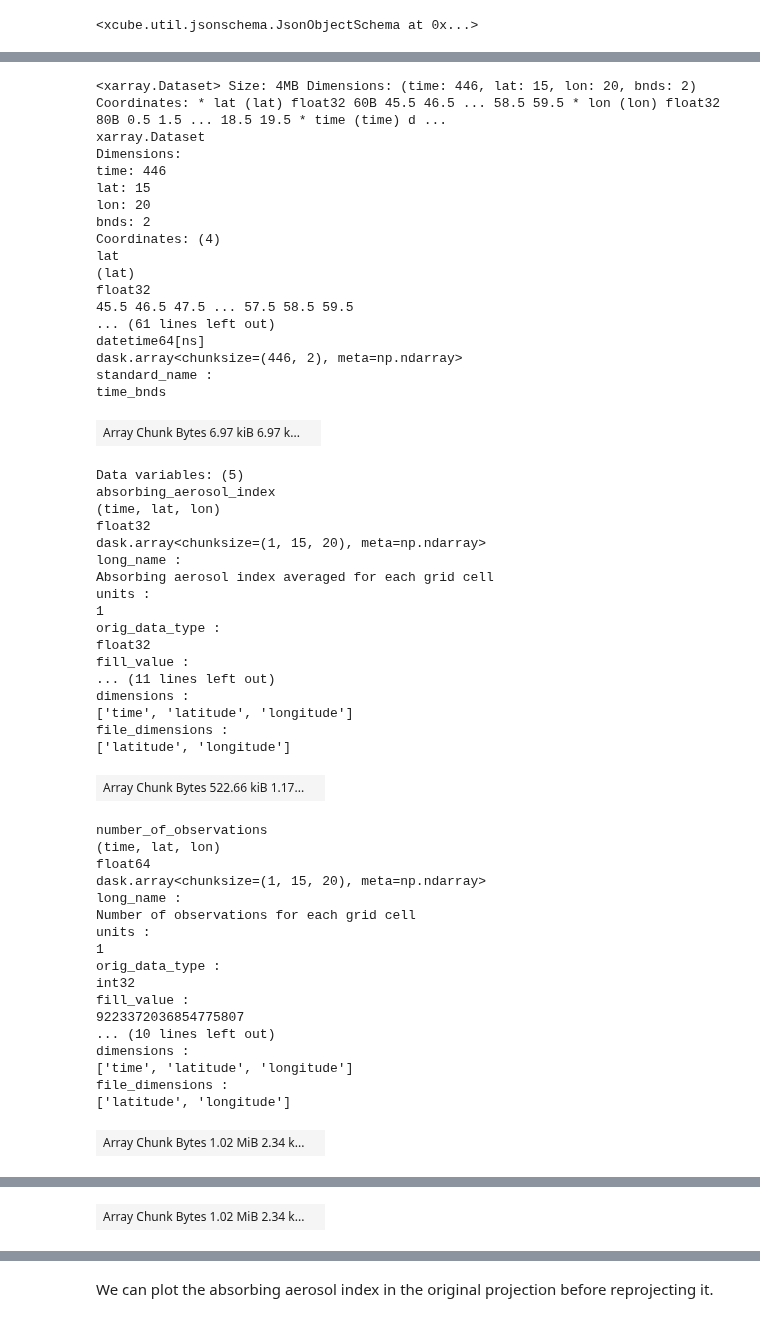
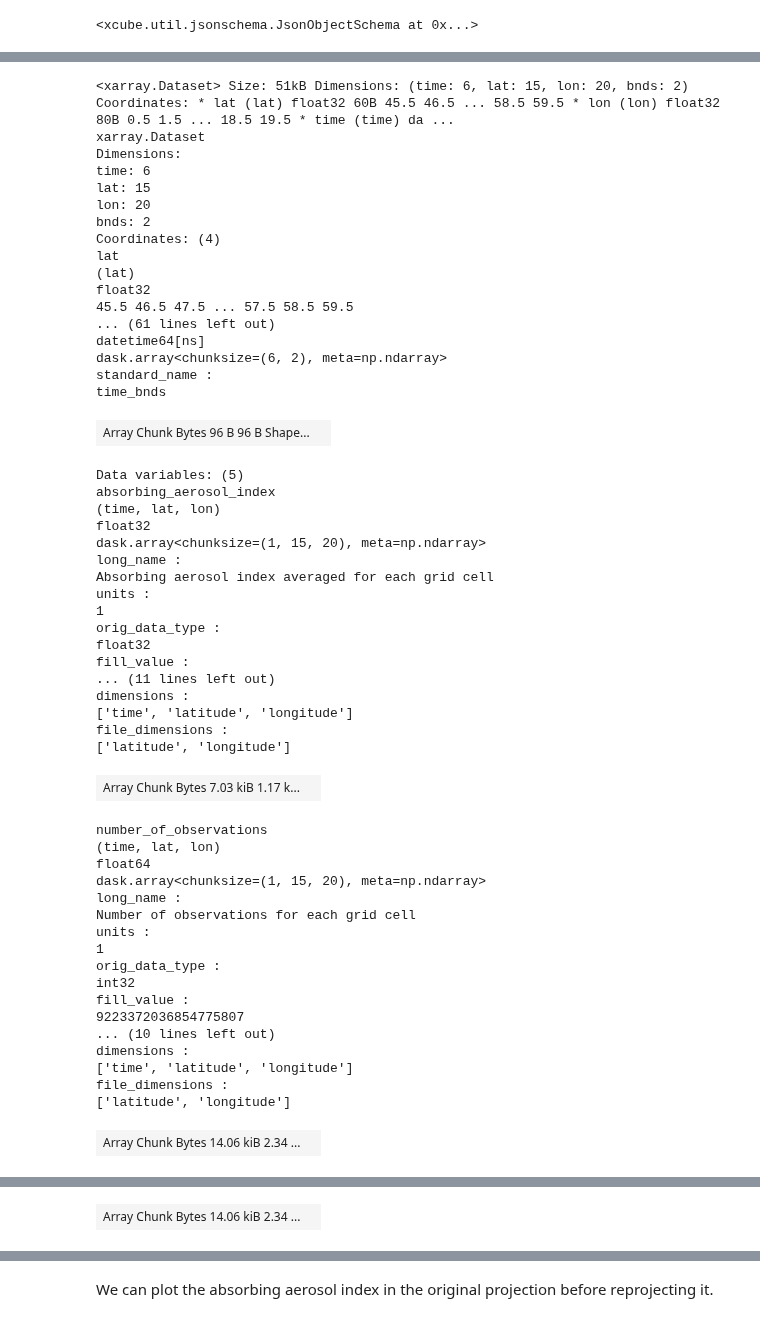
Before and after one commit to esa-cci/esa-climate-toolbox, a Jupyter notebook: notebooks/11-ECT_Reproject_Dataset.ipynb, the cells around one changed output, grey strips where cells are left out. Saved outputs shown, nothing was run; the diff lists cells and outputs as text; code cells hidden in the pictures.

```diff
--- a/notebooks/11-ECT_Reproject_Dataset.ipynb
+++ b/notebooks/11-ECT_Reproject_Dataset.ipynb
@@ -53,28 +53,29 @@ Now we can open the dataset and select a subset which covers Europe.
 # %%
 ds = cci_store.open_data(
-    "esacci.AEROSOL.mon.L3.AAI.multi-sensor.multi-platform.MSAAI.1-7.r1"
+    "esacci.AEROSOL.mon.L3.AAI.multi-sensor.multi-platform.MSAAI.1-7.r1",
+    time_range=["2015-07-01", "2015-12-31"],
+    bbox=[0, 45, 20, 60]
 )
-ds = ds.sel(lat=slice(45, 60), lon=slice(0, 20))
 ds
 # %% [output]
-<xarray.Dataset> Size: 4MB Dimensions: (time: 446, lat: 15, lon: 20, bnds: 2) Coordinates: * lat (lat) float32 60B 45.5 46.5 ... 58.5 59.5 * lon (lon) float32 80B 0.5 1.5 ... 18.5 19.5 * time (time) d ...
+<xarray.Dataset> Size: 51kB Dimensions: (time: 6, lat: 15, lon: 20, bnds: 2) Coordinates: * lat (lat) float32 60B 45.5 46.5 ... 58.5 59.5 * lon (lon) float32 80B 0.5 1.5 ... 18.5 19.5 * time (time) da ...
 xarray.Dataset
 Dimensions:
-time: 446
+time: 6
 lat: 15
 lon: 20
 bnds: 2
 Coordinates: (4)
 lat
 (lat)
 float32
 45.5 46.5 47.5 ... 57.5 58.5 59.5
 ... (61 lines left out)
 datetime64[ns]
-dask.array<chunksize=(446, 2), meta=np.ndarray>
+dask.array<chunksize=(6, 2), meta=np.ndarray>
 standard_name :
 time_bnds
-| Array Chunk Bytes 6.97 kiB 6.97 k... |  |
+| Array Chunk Bytes 96 B 96 B Shape... |  |
 Data variables: (5)
 absorbing_aerosol_index
 (time, lat, lon)
@@ -92,7 +93,7 @@ dimensions :
 ['time', 'latitude', 'longitude']
 file_dimensions :
 ['latitude', 'longitude']
-| Array Chunk Bytes 522.66 kiB 1.17... |  |
+| Array Chunk Bytes 7.03 kiB 1.17 k... |  |
 number_of_observations
 (time, lat, lon)
 float64
@@ -110,7 +111,7 @@ dimensions :
 ['time', 'latitude', 'longitude']
 file_dimensions :
 ['latitude', 'longitude']
-| Array Chunk Bytes 1.02 MiB 2.34 k... |  |
+| Array Chunk Bytes 14.06 kiB 2.34 ... |  |
 number_of_positive_observations
 (time, lat, lon)
 float64
@@ -128,7 +129,7 @@ dimensions :
 ['time', 'latitude', 'longitude']
 file_dimensions :
 ['latitude', 'longitude']
-| Array Chunk Bytes 1.02 MiB 2.34 k... |  |
+| Array Chunk Bytes 14.06 kiB 2.34 ... |  |
 positive_absorbing_aerosol_index
 (time, lat, lon)
 float32
```
Also changed, not shown: parts of 7 cells of this notebook.
